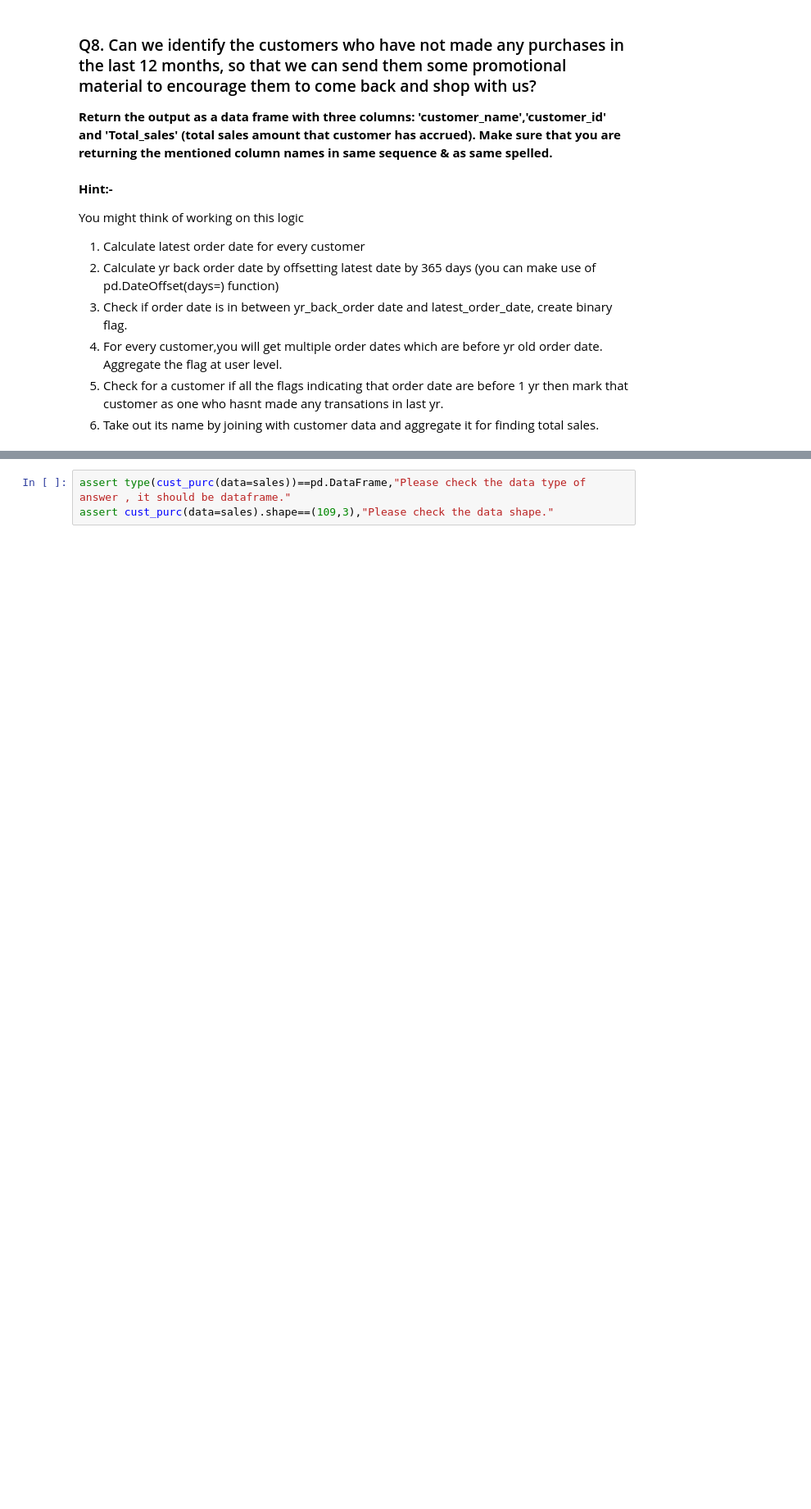
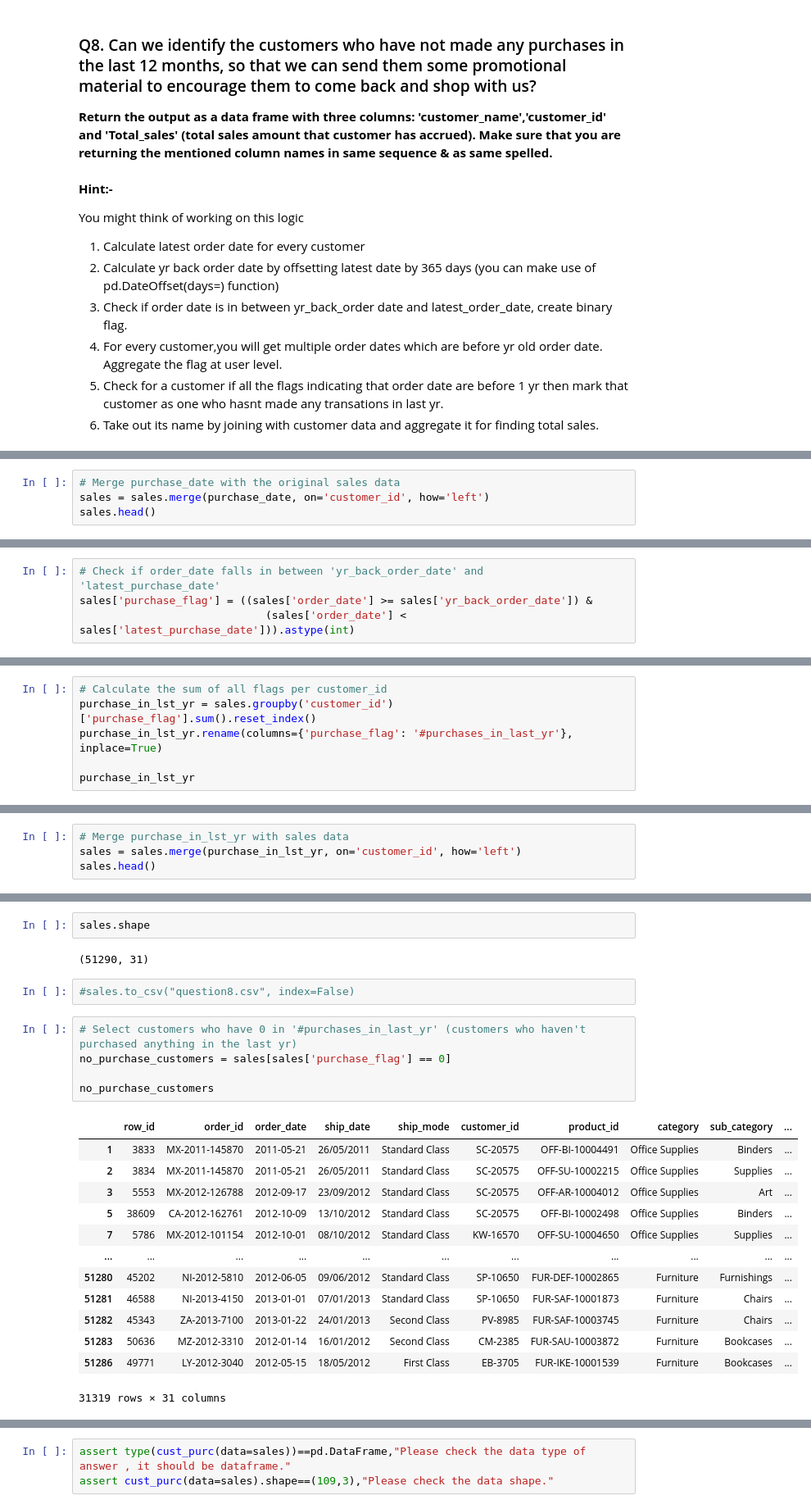
Before and after one commit to dennislamcv1/FractalDS, a Jupyter notebook: Python for Data Science/GA_M02 Nov 2023.ipynb, the cells around one changed output, grey strips where cells are left out. Shown: that part at 82% size. Saved outputs shown, nothing was run; the diff lists cells and outputs as text; blank space fills up the shorter version.

```diff
--- a/Python for Data Science/GA_M02 Nov 2023.ipynb
+++ b/Python for Data Science/GA_M02 Nov 2023.ipynb
@@ -263,0 +476,4 @@ You might think of working on this logic
+# %%
+# Merge purchase_date with the original sales data
+sales = sales.merge(purchase_date, on='customer_id', how='left')
+sales.head()
@@ -263,0 +491,4 @@ You might think of working on this logic
+# %%
+# Check if order_date falls in between 'yr_back_order_date' and 'latest_purchase_date'
+sales['purchase_flag'] = ((sales['order_date'] >= sales['yr_back_order_date']) &
+                             (sales['order_date'] < sales['latest_purchase_date'])).astype(int)
@@ -263,0 +514,6 @@ You might think of working on this logic
+# %%
+# Calculate the sum of all flags per customer_id
+purchase_in_lst_yr = sales.groupby('customer_id')['purchase_flag'].sum().reset_index()
+purchase_in_lst_yr.rename(columns={'purchase_flag': '#purchases_in_last_yr'}, inplace=True)
+
+purchase_in_lst_yr
@@ -263,0 +546,4 @@ You might think of working on this logic
+# %%
+# Merge purchase_in_lst_yr with sales data
+sales = sales.merge(purchase_in_lst_yr, on='customer_id', how='left')
+sales.head()
@@ -263,0 +557,25 @@ You might think of working on this logic
+# %%
+sales.shape
+# %% [output]
+(51290, 31)
+# %%
+#sales.to_csv("question8.csv", index=False)
+# %%
+# Select customers who have 0 in '#purchases_in_last_yr' (customers who haven't purchased anything in the last yr)
+no_purchase_customers = sales[sales['purchase_flag'] == 0]
+
+no_purchase_customers
+# %% [output]
+|  | row_id | order_id | order_date | ship_date | ship_mode | customer_id | product_id | category | sub_category | ... |
+| 1 | 3833 | MX-2011-145870 | 2011-05-21 | 26/05/2011 | Standard Class | SC-20575 | OFF-BI-10004491 | Office Supplies | Binders | ... |
+| 2 | 3834 | MX-2011-145870 | 2011-05-21 | 26/05/2011 | Standard Class | SC-20575 | OFF-SU-10002215 | Office Supplies | Supplies | ... |
+| 3 | 5553 | MX-2012-126788 | 2012-09-17 | 23/09/2012 | Standard Class | SC-20575 | OFF-AR-10004012 | Office Supplies | Art | ... |
+| 5 | 38609 | CA-2012-162761 | 2012-10-09 | 13/10/2012 | Standard Class | SC-20575 | OFF-BI-10002498 | Office Supplies | Binders | ... |
+| 7 | 5786 | MX-2012-101154 | 2012-10-01 | 08/10/2012 | Standard Class | KW-16570 | OFF-SU-10004650 | Office Supplies | Supplies | ... |
+| ... | ... | ... | ... | ... | ... | ... | ... | ... | ... | ... |
+| 51280 | 45202 | NI-2012-5810 | 2012-06-05 | 09/06/2012 | Standard Class | SP-10650 | FUR-DEF-10002865 | Furniture | Furnishings | ... |
+| 51281 | 46588 | NI-2013-4150 | 2013-01-01 | 07/01/2013 | Standard Class | SP-10650 | FUR-SAF-10001873 | Furniture | Chairs | ... |
+| 51282 | 45343 | ZA-2013-7100 | 2013-01-22 | 24/01/2013 | Second Class | PV-8985 | FUR-SAF-10003745 | Furniture | Chairs | ... |
+| 51283 | 50636 | MZ-2012-3310 | 2012-01-14 | 16/01/2012 | Second Class | CM-2385 | FUR-SAU-10003872 | Furniture | Bookcases | ... |
+| 51286 | 49771 | LY-2012-3040 | 2012-05-15 | 18/05/2012 | First Class | EB-3705 | FUR-IKE-10001539 | Furniture | Bookcases | ... |
+31319 rows × 31 columns
```
Also changed, not shown: parts of 45 cells of this notebook, 3 other files.
